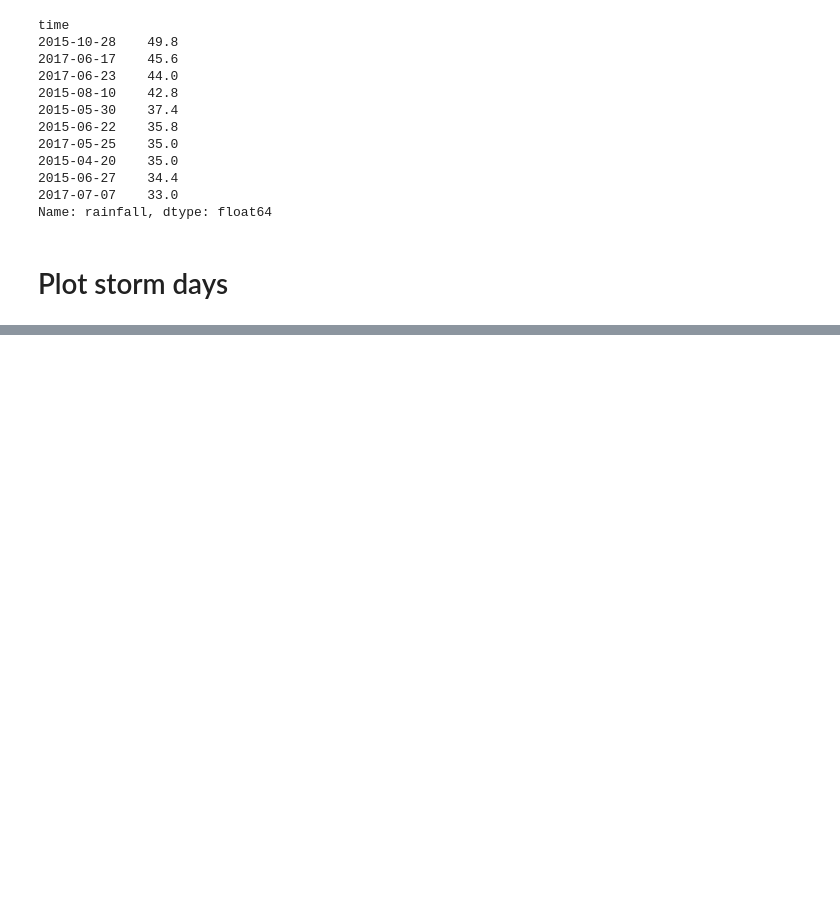
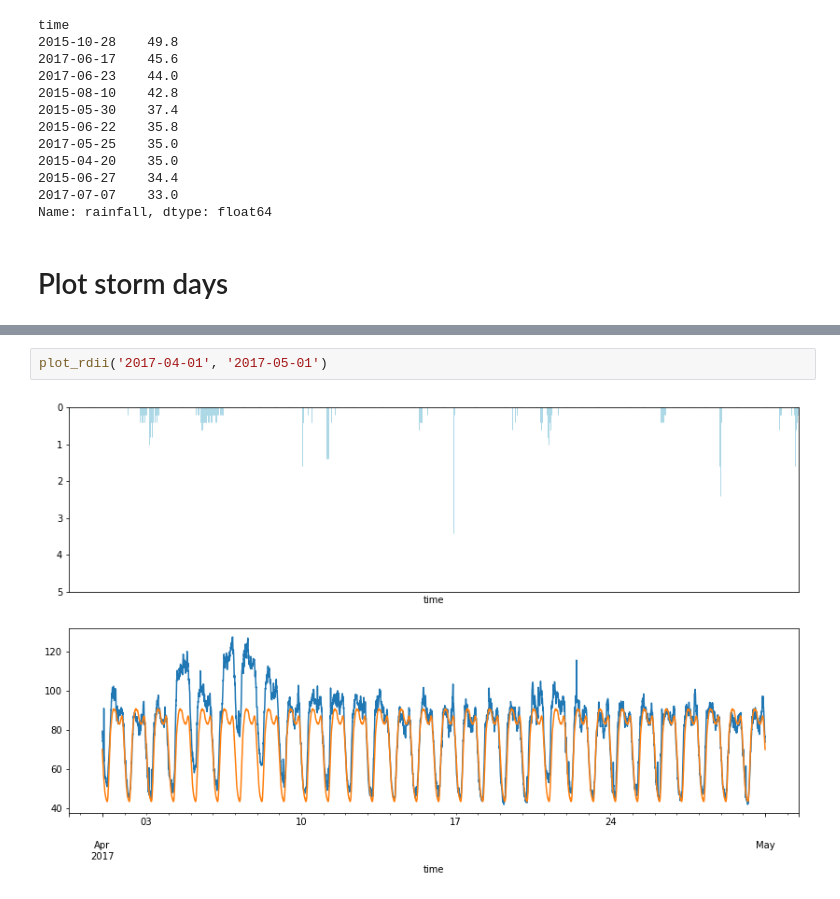
Before and after one commit to carldata/argo, a Jupyter notebook: notebooks/radon-medium/Explore data.ipynb, the cells around one changed output, grey strips where cells are left out. Cells and saved outputs as stored; diff of their text form; blank space fills up the shorter version.

```diff
--- a/notebooks/radon-medium/Explore data.ipynb
+++ b/notebooks/radon-medium/Explore data.ipynb
@@ -106,0 +112,4 @@ plot_flow_rain('2017-05-20', '2017-06-02')
+# %%
+plot_rdii('2017-04-01', '2017-05-01')
+# %% [output]
+[figure, added]
```
Also changed, not shown: parts of 6 cells of this notebook, 2 other files.
